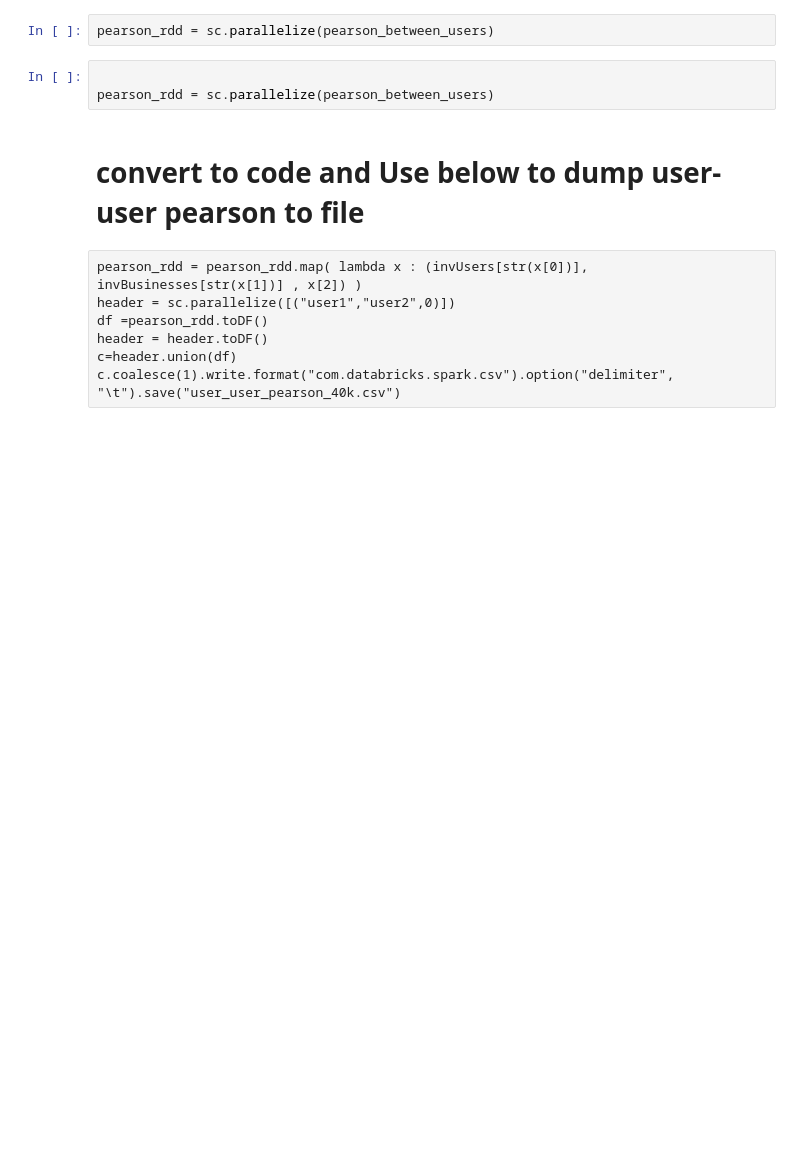
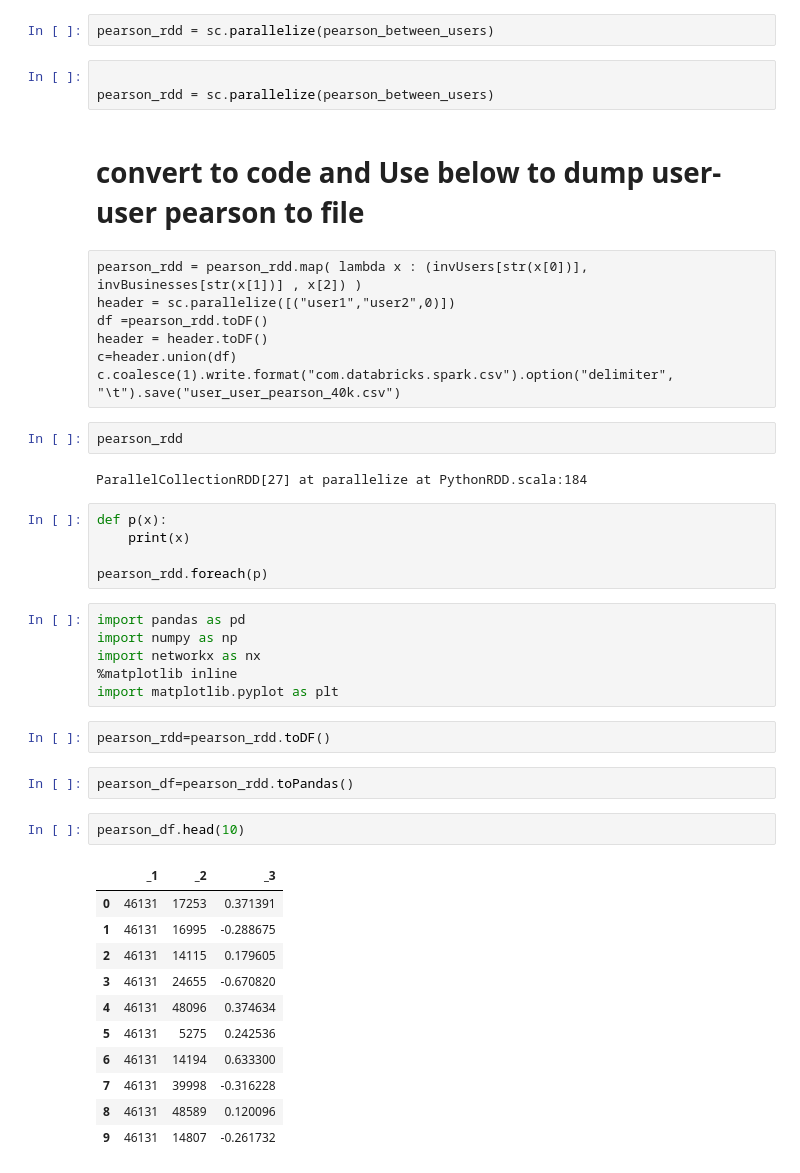
Before and after one commit to vijetha35/FriendsRecommendationForYelpUsers, a Jupyter notebook: UserUserSimilarity.ipynb, the cells around one changed output. Drawn from its saved outputs; the diff is of its cells as text; blank space fills up the shorter version.

```diff
--- a/UserUserSimilarity.ipynb
+++ b/UserUserSimilarity.ipynb
@@ -147,3 +159,36 @@ df =pearson_rdd.toDF()
 header = header.toDF()
 c=header.union(df)
 c.coalesce(1).write.format("com.databricks.spark.csv").option("delimiter", "\t").save("user_user_pearson_40k.csv")
+# %%
+pearson_rdd
+# %% [output]
+ParallelCollectionRDD[27] at parallelize at PythonRDD.scala:184
+# %%
+def p(x):
+    print(x)
+
+pearson_rdd.foreach(p)
+# %%
+import pandas as pd
+import numpy as np
+import networkx as nx
+%matplotlib inline
+import matplotlib.pyplot as plt
+# %%
+pearson_rdd=pearson_rdd.toDF()
+# %%
+pearson_df=pearson_rdd.toPandas()
+# %%
+pearson_df.head(10)
+# %% [output]
+|  | _1 | _2 | _3 |
+| 0 | 46131 | 17253 | 0.371391 |
+| 1 | 46131 | 16995 | -0.288675 |
+| 2 | 46131 | 14115 | 0.179605 |
+| 3 | 46131 | 24655 | -0.670820 |
+| 4 | 46131 | 48096 | 0.374634 |
+| 5 | 46131 | 5275 | 0.242536 |
+| 6 | 46131 | 14194 | 0.633300 |
+| 7 | 46131 | 39998 | -0.316228 |
+| 8 | 46131 | 48589 | 0.120096 |
+| 9 | 46131 | 14807 | -0.261732 |
```
Also changed, not shown: parts of 17 cells of this notebook.
